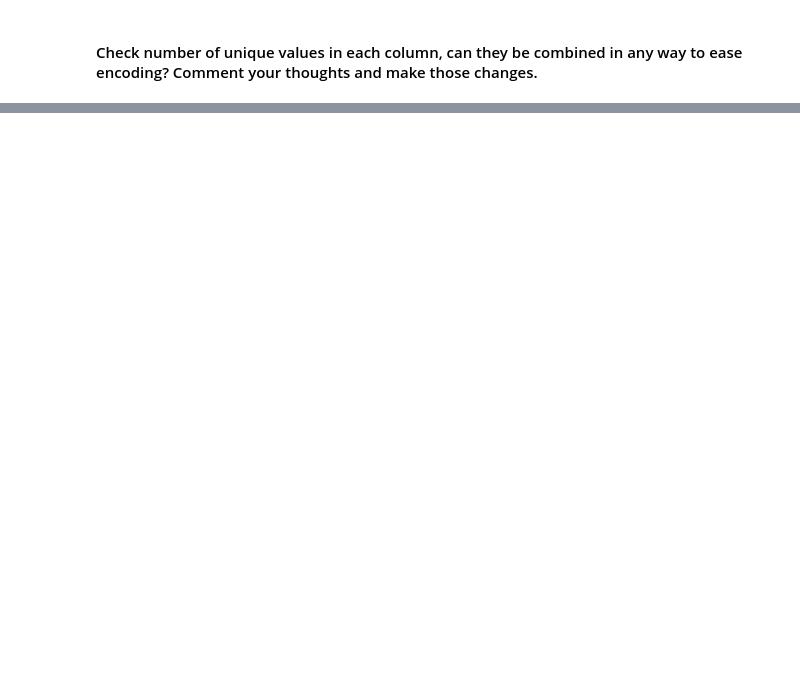
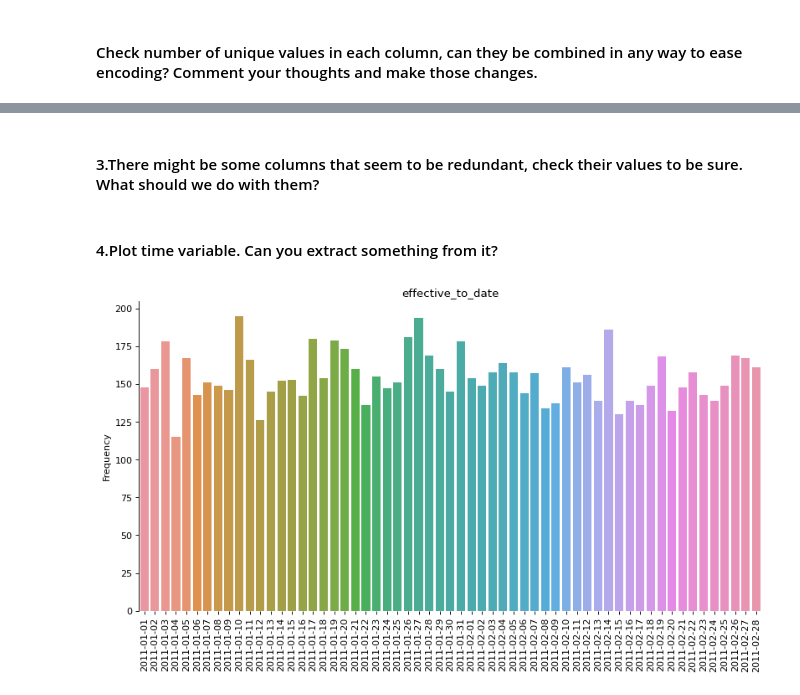
Before and after one commit to fbgr/lab-cleaning-numerical-data, a Jupyter notebook: main.ipynb, the cells around one changed output, grey strips where cells are left out. Saved outputs shown, nothing was run; the diff lists cells and outputs as text; code cells hidden in the pictures; blank space fills up the shorter version.

```diff
--- a/main.ipynb
+++ b/main.ipynb
@@ -327,0 +377,2 @@ Name: vehicle_size, dtype: int64
+# %% [markdown]
+#### 3.There might be some columns that seem to be redundant, check their values to be sure. What should we do with them?
@@ -327,0 +381,18 @@ Name: vehicle_size, dtype: int64
+# %% [markdown]
+#### 4.Plot time variable. Can you extract something from it?
+# %%
+plt.figure(figsize=(12, 6), dpi=80)
+sns.countplot(x = 'effective_to_date', data=discrete_df.sort_values(by='effective_to_date'))
+# The data seems to be equally distributed along the dates. It has a bit of noise, we could
+# check if it's a periodic behaviour (maybe on weeks) and maybe we could see that by creating
+# a new column with the workday and checking if there's a difference there.
+
+# Changing graph style
+sns.despine(bottom = True, left = False)
+plt.xticks(fontsize=10, rotation=90)
+plt.ylabel('Frequency')
+plt.xlabel('')
+plt.title('effective_to_date')
+plt.show()
+# %% [output]
+[figure, added]
```
Also changed, not shown: parts of 17 cells of this notebook.
